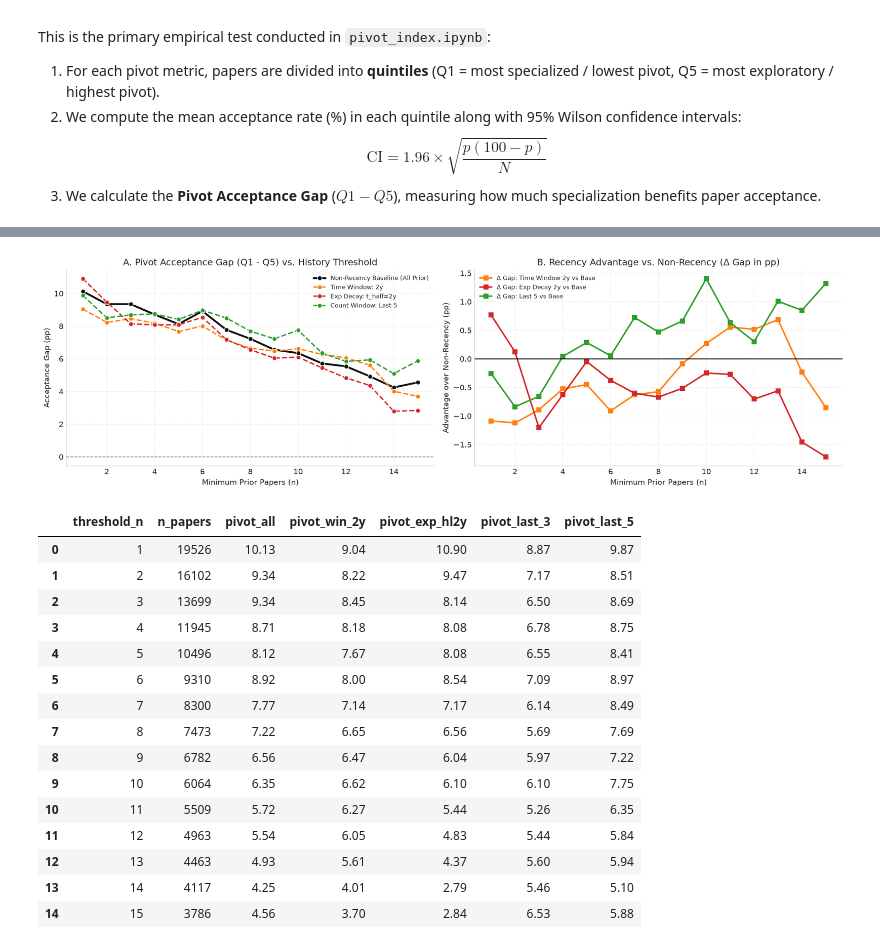
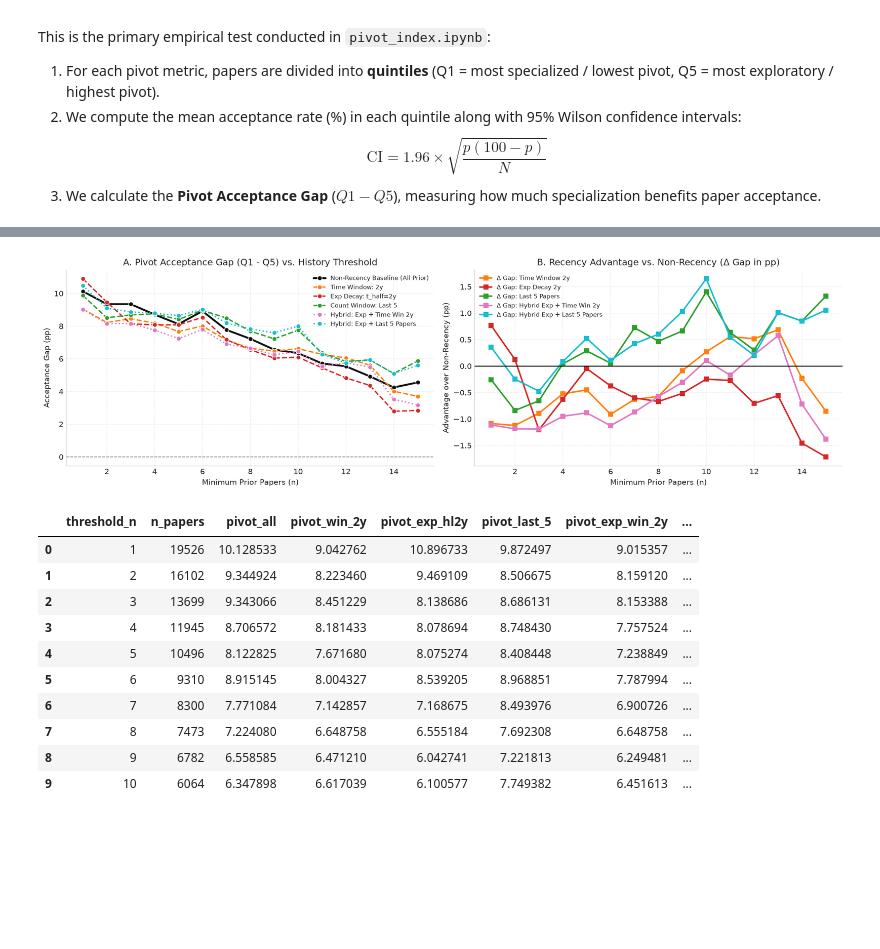
Before and after one commit to angellicodigo/COS424_Project, a Jupyter notebook: pivot_index_recency_bias.ipynb, the cells around one changed output, grey strips where cells are left out. Drawn from its saved outputs; the diff is of its cells as text; code cells hidden in the pictures; blank space fills up the shorter version.

```diff
--- a/pivot_index_recency_bias.ipynb
+++ b/pivot_index_recency_bias.ipynb
@@ -432,33 +456,47 @@ We plot the empirical distributions for the four major metric families:
 # %%
-fig, axes = plt.subplots(2, 2, figsize=(13, 9))
+fig, axes = plt.subplots(3, 2, figsize=(14, 13))
 bins = np.linspace(0, 1, 51)
 
 # Panel 1: Baselines
 for col, color, lbl in [("pivot_all", "#1f77b4", "All prior (Non-Recency)"), ("pivot_k3", "#ff7f0e", "3 closest"), ("pivot_nn", "#2ca02c", "Nearest prior")]:
     sns.histplot(decided[col], bins=bins, element="step", fill=True, alpha=0.25, color=color, label=lbl, ax=axes[0, 0])
 axes[0, 0].set(title="A. Baseline Formulations (Non-Recency)", xlabel="Pivot Index", ylabel="Number of Papers")
-axes[0, 0].legend(frameon=False)
+axes[0, 0].legend(frameon=False, fontsize=8.5)
 
 # Panel 2: Sliding Time Windows
 palette_time = sns.color_palette("rocket", 4)
 for (col, lbl), c in zip([("pivot_win_1y", "1 Year"), ("pivot_win_2y", "2 Years"), ("pivot_win_3y", "3 Years"), ("pivot_win_5y", "5 Years")], palette_time):
     sns.histplot(decided[col].dropna(), bins=bins, element="step", fill=False, linewidth=1.6, color=c, label=lbl, ax=axes[0, 1])
 axes[0, 1].set(title="B. Sliding Temporal Windows (T years)", xlabel="Pivot Index", ylabel="Number of Papers")
-axes[0, 1].legend(frameon=False)
+axes[0, 1].legend(frameon=False, fontsize=8.5)
 
 # Panel 3: Exponential Decay
 palette_exp = sns.color_palette("mako", 4)
 for (col, lbl), c in zip([("pivot_exp_hl1y", "t_half = 1y"), ("pivot_exp_hl2y", "t_half = 2y"), ("pivot_exp_hl3y", "t_half = 3y"), ("pivot_exp_hl5y", "t_half = 5y")], palette_exp):
     sns.histplot(decided[col].dropna(), bins=bins, element="step", fill=False, linewidth=1.6, color=c, label=lbl, ax=axes[1, 0])
 axes[1, 0].set(title="C. Exponential Time Decay (Half-Life)", xlabel="Pivot Index", ylabel="Number of Papers")
-axes[1, 0].legend(frameon=False)
+axes[1, 0].legend(frameon=False, fontsize=8.5)
 
 # Panel 4: Count Windows
 palette_cnt = sns.color_palette("viridis", 4)
 for (col, lbl), c in zip([("pivot_last_1", "Last 1 paper"), ("pivot_last_2", "Last 2 papers"), ("pivot_last_3", "Last 3 papers"), ("pivot_last_5", "Last 5 papers")], palette_cnt):
     sns.histplot(decided[col].dropna(), bins=bins, element="step", fill=False, linewidth=1.6, color=c, label=lbl, ax=axes[1, 1])
 axes[1, 1].set(title="D. Sliding Paper Count Windows (Last M)", xlabel="Pivot Index", ylabel="Number of Papers")
-axes[1, 1].legend(frameon=False)
+axes[1, 1].legend(frameon=False, fontsize=8.5)
+
+# Panel 5: Hybrid Exp Decay + Sliding Time Windows vs Baseline
+sns.histplot(decided["pivot_all"], bins=bins, element="step", fill=True, alpha=0.15, color="#111111", label="Baseline: All Prior", ax=axes[2, 0])
+for col, c, lbl in [("pivot_exp_win_2y", "#e377c2", "Hybrid: Exp + Win 2y"), ("pivot_exp_win_3y", "#7f7f7f", "Hybrid: Exp + Win 3y")]:
+    sns.histplot(decided[col].dropna(), bins=bins, element="step", fill=False, linewidth=1.8, linestyle="--", color=c, label=lbl, ax=axes[2, 0])
+axes[2, 0].set(title="E. Hybrid: Exp Decay + Time Windows vs. Baseline", xlabel="Pivot Index", ylabel="Number of Papers")
+axes[2, 0].legend(frameon=False, fontsize=8.5)
+
+# Panel 6: Hybrid Exp Decay + Sliding Count Windows vs Baseline
+sns.histplot(decided["pivot_all"], bins=bins, element="step", fill=True, alpha=0.15, color="#111111", label="Baseline: All Prior", ax=axes[2, 1])
+for col, c, lbl in [("pivot_exp_cnt_3", "#bcbd22", "Hybrid: Exp + Last 3"), ("pivot_exp_cnt_5", "#17becf", "Hybrid: Exp + Last 5")]:
+    sns.histplot(decided[col].dropna(), bins=bins, element="step", fill=False, linewidth=1.8, linestyle="-.", color=c, label=lbl, ax=axes[2, 1])
+axes[2, 1].set(title="F. Hybrid: Exp Decay + Count Windows vs. Baseline", xlabel="Pivot Index", ylabel="Number of Papers")
+axes[2, 1].legend(frameon=False, fontsize=8.5)
 
 sns.despine()
 plt.tight_layout()
@@ -960,7 +858,10 @@ all_decided_pi = merged_author_papers[
 all_decided_pi["accepted"] = all_decided_pi["decision"].str.startswith("Accept").astype(int)
 
 sensitivity_gaps = []
-tested_metrics = ["pivot_all", "pivot_win_2y", "pivot_exp_hl2y", "pivot_last_3", "pivot_last_5"]
+tested_metrics = [
+    "pivot_all", "pivot_win_2y", "pivot_exp_hl2y", "pivot_last_5",
+    "pivot_exp_win_2y", "pivot_exp_cnt_5"
+]
 
 for n in range(1, 16):
     sub_n = all_decided_pi[all_decided_pi["n_prior"] >= n].copy()
@@ -984,56 +885,55 @@ for m, color, label in [
     ("pivot_win_2y", "#ff7f0e", "Time Window: 2y"),
     ("pivot_exp_hl2y", "#d62728", "Exp Decay: t_half=2y"),
     ("pivot_last_5", "#2ca02c", "Count Window: Last 5"),
+    ("pivot_exp_win_2y", "#e377c2", "Hybrid: Exp + Time Win 2y"),
+    ("pivot_exp_cnt_5", "#17becf", "Hybrid: Exp + Last 5 Papers"),
 ]:
     lw = 2.5 if m == "pivot_all" else 1.8
-    ls = "-" if m == "pivot_all" else "--"
+    ls = "-" if m == "pivot_all" else ("--" if "Hybrid" not in label else ":")
     sns.lineplot(data=df_sensitivity, x="threshold_n", y=m, marker="o", linewidth=lw, linestyle=ls, color=color, label=label, ax=axes[0])
 
 axes[0].axhline(0, color="gray", linestyle="--", linewidth=1)
 axes[0].set(
     title="A. Pivot Acceptance Gap (Q1 - Q5) vs. History Threshold",
     xlabel="Minimum Prior Papers (n)",
     ylabel="Acceptance Gap (pp)"
 )
 axes[0].legend(frameon=False, fontsize=8)
 
 # Panel 2: Direct Differential vs Baseline (Gap_recency - Gap_baseline)
 for m, color, label in [
-    ("pivot_win_2y", "#ff7f0e", "Δ Gap: Time Window 2y vs Base"),
-    ("pivot_exp_hl2y", "#d62728", "Δ Gap: Exp Decay 2y vs Base"),
-    ("pivot_last_5", "#2ca02c", "Δ Gap: Last 5 vs Base"),
+    ("pivot_win_2y", "#ff7f0e", "Δ Gap: Time Window 2y"),
+    ("pivot_exp_hl2y", "#d62728", "Δ Gap: Exp Decay 2y"),
+    ("pivot_last_5", "#2ca02c", "Δ Gap: Last 5 Papers"),
+    ("pivot_exp_win_2y", "#e377c2", "Δ Gap: Hybrid Exp + Time Win 2y"),
+    ("pivot_exp_cnt_5", "#17becf", "Δ Gap: Hybrid Exp + Last 5 Papers"),
 ]:
     diff = df_sensitivity[m] - df_sensitivity["pivot_all"]
     axes[1].plot(df_sensitivity["threshold_n"], diff, marker="s", linewidth=2, color=color, label=label)
 
 axes[1].axhline(0, color="black", linestyle="-", linewidth=1.2)
 axes[1].set(
     title="B. Recency Advantage vs. Non-Recency (Δ Gap in pp)",
     xlabel="Minimum Prior Papers (n)",
     ylabel="Advantage over Non-Recency (pp)"
 )
 axes[1].legend(frameon=False, fontsize=8)
 
 sns.despine()
 plt.tight_layout()
 plt.show()
 
-df_sensitivity.round(2)
+df_sensitivity.head(10)
 # %% [output]
-[figure, old version]
+[figure, new version]
-|  | threshold_n | n_papers | pivot_all | pivot_win_2y | pivot_exp_hl2y | pivot_last_3 | pivot_last_5 |
-| 0 | 1 | 19526 | 10.13 | 9.04 | 10.90 | 8.87 | 9.87 |
-| 1 | 2 | 16102 | 9.34 | 8.22 | 9.47 | 7.17 | 8.51 |
-| 2 | 3 | 13699 | 9.34 | 8.45 | 8.14 | 6.50 | 8.69 |
-| 3 | 4 | 11945 | 8.71 | 8.18 | 8.08 | 6.78 | 8.75 |
-| 4 | 5 | 10496 | 8.12 | 7.67 | 8.08 | 6.55 | 8.41 |
-| 5 | 6 | 9310 | 8.92 | 8.00 | 8.54 | 7.09 | 8.97 |
-| 6 | 7 | 8300 | 7.77 | 7.14 | 7.17 | 6.14 | 8.49 |
-| 7 | 8 | 7473 | 7.22 | 6.65 | 6.56 | 5.69 | 7.69 |
-| 8 | 9 | 6782 | 6.56 | 6.47 | 6.04 | 5.97 | 7.22 |
-| 9 | 10 | 6064 | 6.35 | 6.62 | 6.10 | 6.10 | 7.75 |
-| 10 | 11 | 5509 | 5.72 | 6.27 | 5.44 | 5.26 | 6.35 |
-| 11 | 12 | 4963 | 5.54 | 6.05 | 4.83 | 5.44 | 5.84 |
-| 12 | 13 | 4463 | 4.93 | 5.61 | 4.37 | 5.60 | 5.94 |
-| 13 | 14 | 4117 | 4.25 | 4.01 | 2.79 | 5.46 | 5.10 |
-| 14 | 15 | 3786 | 4.56 | 3.70 | 2.84 | 6.53 | 5.88 |
+|  | threshold_n | n_papers | pivot_all | pivot_win_2y | pivot_exp_hl2y | pivot_last_5 | pivot_exp_win_2y | ... |
+| 0 | 1 | 19526 | 10.128533 | 9.042762 | 10.896733 | 9.872497 | 9.015357 | ... |
+| 1 | 2 | 16102 | 9.344924 | 8.223460 | 9.469109 | 8.506675 | 8.159120 | ... |
+| 2 | 3 | 13699 | 9.343066 | 8.451229 | 8.138686 | 8.686131 | 8.153388 | ... |
+| 3 | 4 | 11945 | 8.706572 | 8.181433 | 8.078694 | 8.748430 | 7.757524 | ... |
+| 4 | 5 | 10496 | 8.122825 | 7.671680 | 8.075274 | 8.408448 | 7.238849 | ... |
+| 5 | 6 | 9310 | 8.915145 | 8.004327 | 8.539205 | 8.968851 | 7.787994 | ... |
+| 6 | 7 | 8300 | 7.771084 | 7.142857 | 7.168675 | 8.493976 | 6.900726 | ... |
+| 7 | 8 | 7473 | 7.224080 | 6.648758 | 6.555184 | 7.692308 | 6.648758 | ... |
+| 8 | 9 | 6782 | 6.558585 | 6.471210 | 6.042741 | 7.221813 | 6.249481 | ... |
+| 9 | 10 | 6064 | 6.347898 | 6.617039 | 6.100577 | 7.749382 | 6.451613 | ... |
```
Also changed, not shown: parts of 30 cells of this notebook.
